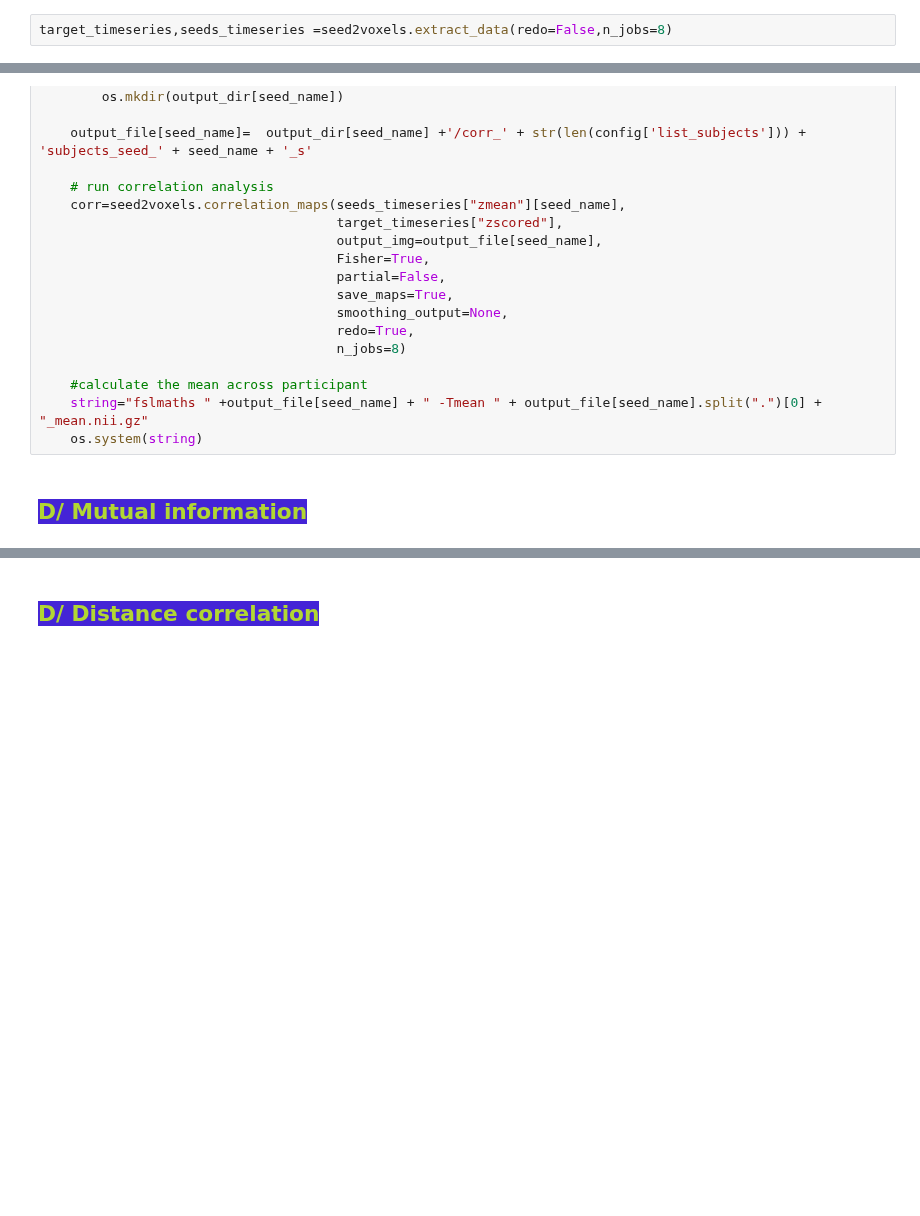
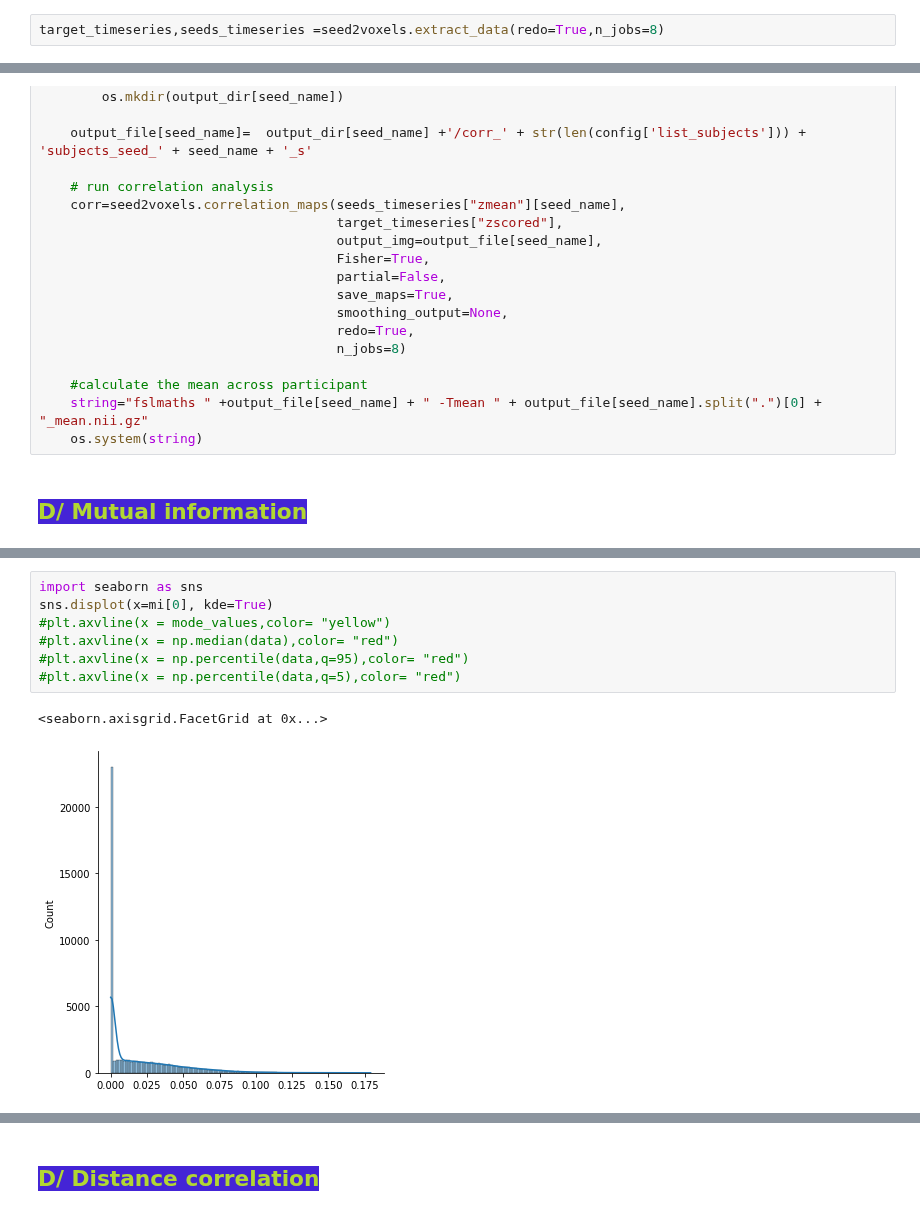
Before and after one commit to NawalK/hc_project_analyses, a Jupyter notebook: notebook/brain_spine/seed_to_voxels_br_sc_CL.ipynb, the cells around one changed output, grey strips where cells are left out. Saved outputs shown, nothing was run; the diff lists cells and outputs as text; blank space fills up the shorter version.

```diff
--- a/notebook/brain_spine/seed_to_voxels_br_sc_CL.ipynb
+++ b/notebook/brain_spine/seed_to_voxels_br_sc_CL.ipynb
@@ -36,6 +38,6 @@ targeted voxel's group mask: MNI_GM_3mm
 ## <font color=#B2D732> <span style="background-color: #4424D6"> B/ Data extraction </font></span>
 ### <font color=#4424D6> I. Time series extraction - Target </font>
 # %%
-target_timeseries,seeds_timeseries =seed2voxels.extract_data(redo=False,n_jobs=8)
+target_timeseries,seeds_timeseries =seed2voxels.extract_data(redo=True,n_jobs=8)
 # %% [output]
 C1C7_DR_gmwm
@@ -110,0 +138,10 @@ for seed_name in config["seeds"]["seed_names"]:
+# %%
+import seaborn as sns
+sns.displot(x=mi[0], kde=True)
+#plt.axvline(x = mode_values,color= "yellow")
+#plt.axvline(x = np.median(data),color= "red")
+#plt.axvline(x = np.percentile(data,q=95),color= "red")
+#plt.axvline(x = np.percentile(data,q=5),color= "red")
+# %% [output]
+<seaborn.axisgrid.FacetGrid at 0x...>
+[figure, added]
```
Also changed, not shown: parts of 9 cells of this notebook, 6 other files.
